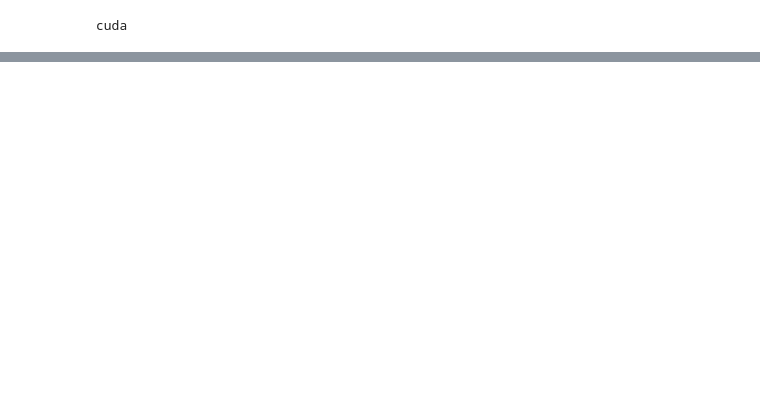
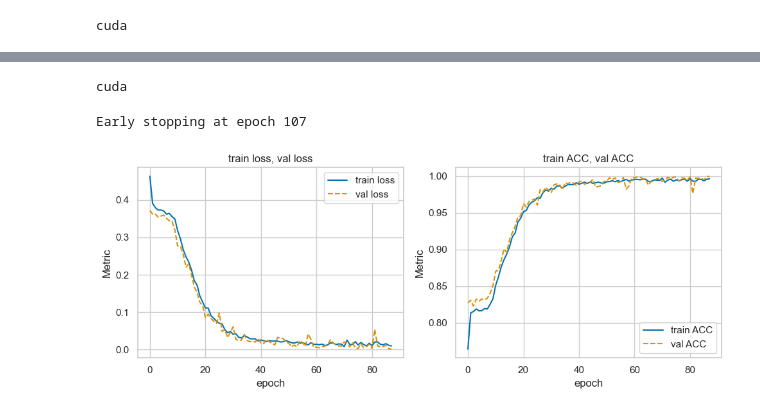
Before and after one commit to nkoranda97/DS776, a Jupyter notebook: Lesson_09_Transformer_Details/Math_Sum_Tranformer.ipynb, the cells around one changed output, grey strips where cells are left out. Saved outputs shown, nothing was run; the diff lists cells and outputs as text; code cells hidden in the pictures; blank space fills up the shorter version.

```diff
--- a/Lesson_09_Transformer_Details/Math_Sum_Tranformer.ipynb
+++ b/Lesson_09_Transformer_Details/Math_Sum_Tranformer.ipynb
@@ -401,0 +479,39 @@ display_attention(1, model, valid_loader, vocab)
+# %%
+model = SingleHeadTransformerEncoder(vocab_size=14,
+                                     embed_dim=16,
+                                     hidden_dim=64,
+                                     num_classes=2,
+                                     num_layers=2)
+loss_func = nn.CrossEntropyLoss()
+optimizer = optim.AdamW(model.parameters(),lr=0.003)  # AdamW optimizer, default lr=0.001
+
+device = get_device()
+print(device)
+model=model.to(device)
+
+ckpt_file = MODELS_PATH / 'L09_math_transformer_two_layers.pt'
+epochs = 150
+
+score_funcs = {'ACC':accuracy_score}
+# %% [output]
+cuda
+# %%
+results = train_network(model,
+                        loss_func,
+                        train_loader,
+                        device=device,
+                        val_loader=valid_loader,
+                        epochs = epochs,
+                        optimizer = optimizer,
+                        score_funcs = score_funcs,
+                        checkpoint_file=ckpt_file,
+                        early_stop_metric='ACC',
+                        early_stop_crit='max',
+                        patience=20)
+# %% [output]
+Early stopping at epoch 107
+# %%
+results = load_results(MODELS_PATH / 'L09_math_transformer_two_layers.pt')
+plot_training_metrics(results, [['train loss', 'val loss'], ['train ACC', 'val ACC']])
+# %% [output]
+[figure, added]
```
Also changed, not shown: parts of 26 cells of this notebook, 1 other file.
